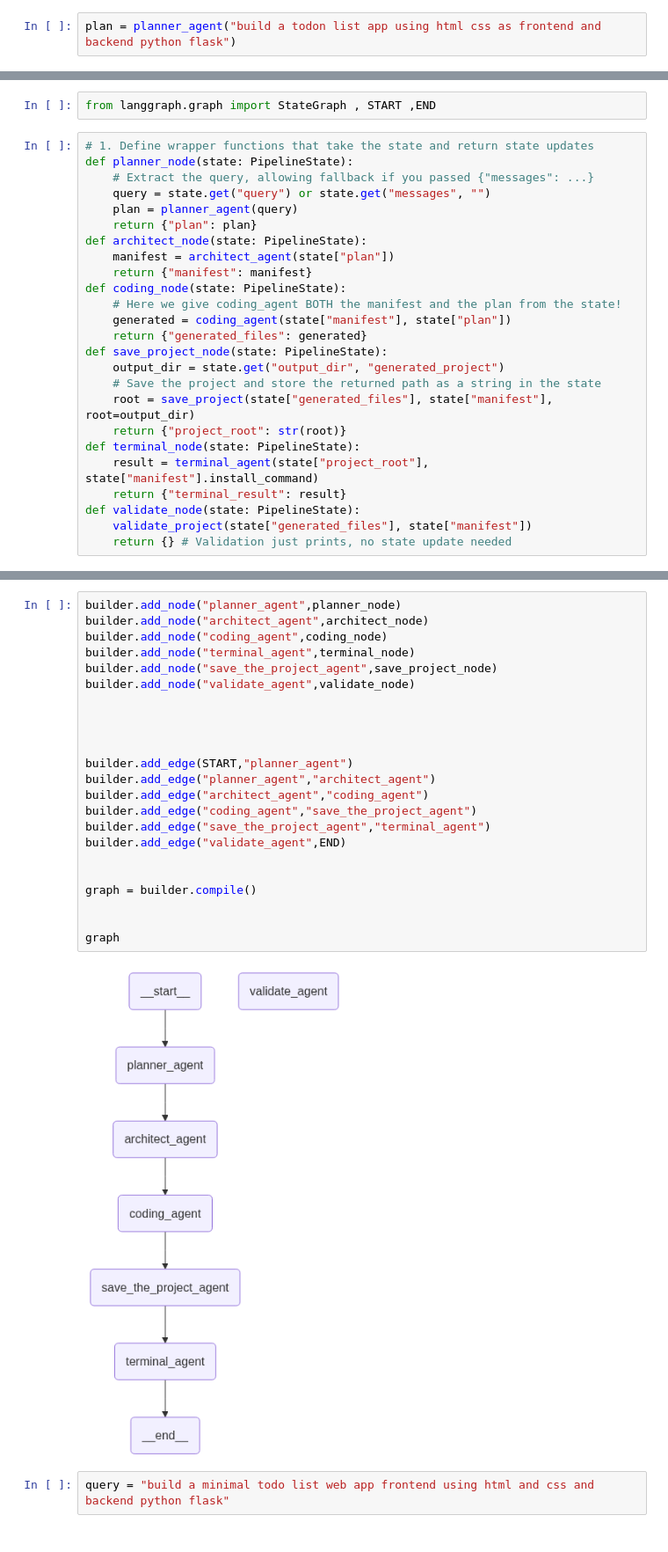
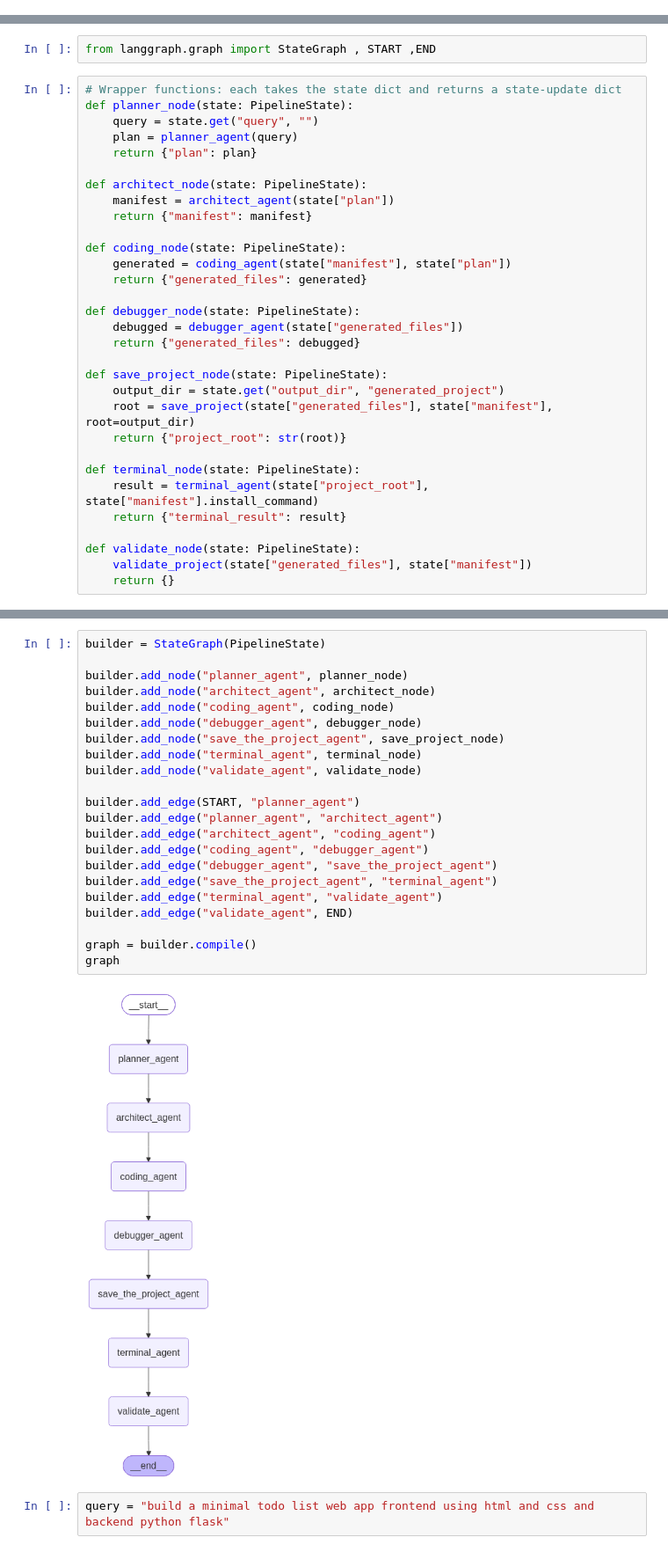
Before and after one commit to AymanKhan2244/SE-BrowserAgent, a Jupyter notebook: notebook.ipynb, the cells around one changed output, grey strips where cells are left out. Shown at 88% size. Saved outputs shown, nothing was run; the diff lists cells and outputs as text.

Commit message:
build the graph

```diff
--- a/notebook.ipynb
+++ b/notebook.ipynb
@@ -110,5 +116,3 @@ def planner_agent(query: str) -> PlannerOutput:
     print(f"     Stack    : {result.tech_stack}")
     print(f"     Features : {len(result.features)} features")
     return result
-# %%
-plan = planner_agent("build a todon list app using html css as frontend and backend python flask")
@@ -563,28 +558,34 @@ class PipelineState(TypedDict):
 # %%
 from langgraph.graph import StateGraph , START ,END
 # %%
-# 1. Define wrapper functions that take the state and return state updates
+# Wrapper functions: each takes the state dict and returns a state-update dict
 def planner_node(state: PipelineState):
-    # Extract the query, allowing fallback if you passed {"messages": ...}
-    query = state.get("query") or state.get("messages", "")
+    query = state.get("query", "")
     plan = planner_agent(query)
     return {"plan": plan}
+
 def architect_node(state: PipelineState):
     manifest = architect_agent(state["plan"])
     return {"manifest": manifest}
+
 def coding_node(state: PipelineState):
-    # Here we give coding_agent BOTH the manifest and the plan from the state!
     generated = coding_agent(state["manifest"], state["plan"])
     return {"generated_files": generated}
+
+def debugger_node(state: PipelineState):
+    debugged = debugger_agent(state["generated_files"])
+    return {"generated_files": debugged}
+
 def save_project_node(state: PipelineState):
     output_dir = state.get("output_dir", "generated_project")
-    # Save the project and store the returned path as a string in the state
     root = save_project(state["generated_files"], state["manifest"], root=output_dir)
     return {"project_root": str(root)}
+
 def terminal_node(state: PipelineState):
     result = terminal_agent(state["project_root"], state["manifest"].install_command)
     return {"terminal_result": result}
+
 def validate_node(state: PipelineState):
     validate_project(state["generated_files"], state["manifest"])
-    return {} # Validation just prints, no state update needed
+    return {}
 # %%
@@ -592,28 +593,27 @@ builder = StateGraph(PipelineState)
 # %%
-builder.add_node("planner_agent",planner_node)
-builder.add_node("architect_agent",architect_node)
-builder.add_node("coding_agent",coding_node)
-builder.add_node("terminal_agent",terminal_node)
-builder.add_node("save_the_project_agent",save_project_node)
-builder.add_node("validate_agent",validate_node)
+builder = StateGraph(PipelineState)
 
+builder.add_node("planner_agent", planner_node)
+builder.add_node("architect_agent", architect_node)
+builder.add_node("coding_agent", coding_node)
+builder.add_node("debugger_agent", debugger_node)
+builder.add_node("save_the_project_agent", save_project_node)
+builder.add_node("terminal_agent", terminal_node)
+builder.add_node("validate_agent", validate_node)
 
-
-
-builder.add_edge(START,"planner_agent")
-builder.add_edge("planner_agent","architect_agent")
-builder.add_edge("architect_agent","coding_agent")
-builder.add_edge("coding_agent","save_the_project_agent")
-builder.add_edge("save_the_project_agent","terminal_agent")
-builder.add_edge("validate_agent",END)
-
+builder.add_edge(START, "planner_agent")
+builder.add_edge("planner_agent", "architect_agent")
+builder.add_edge("architect_agent", "coding_agent")
+builder.add_edge("coding_agent", "debugger_agent")
+builder.add_edge("debugger_agent", "save_the_project_agent")
+builder.add_edge("save_the_project_agent", "terminal_agent")
+builder.add_edge("terminal_agent", "validate_agent")
+builder.add_edge("validate_agent", END)
 
 graph = builder.compile()
-
-
 graph
 # %% [output]
-[figure, old version]
+[figure, new version]
 # %%
 query = "build a minimal todo list web app frontend using html and css and backend python flask"
 # %%
```
Also changed, not shown: parts of 7 cells of this notebook.
